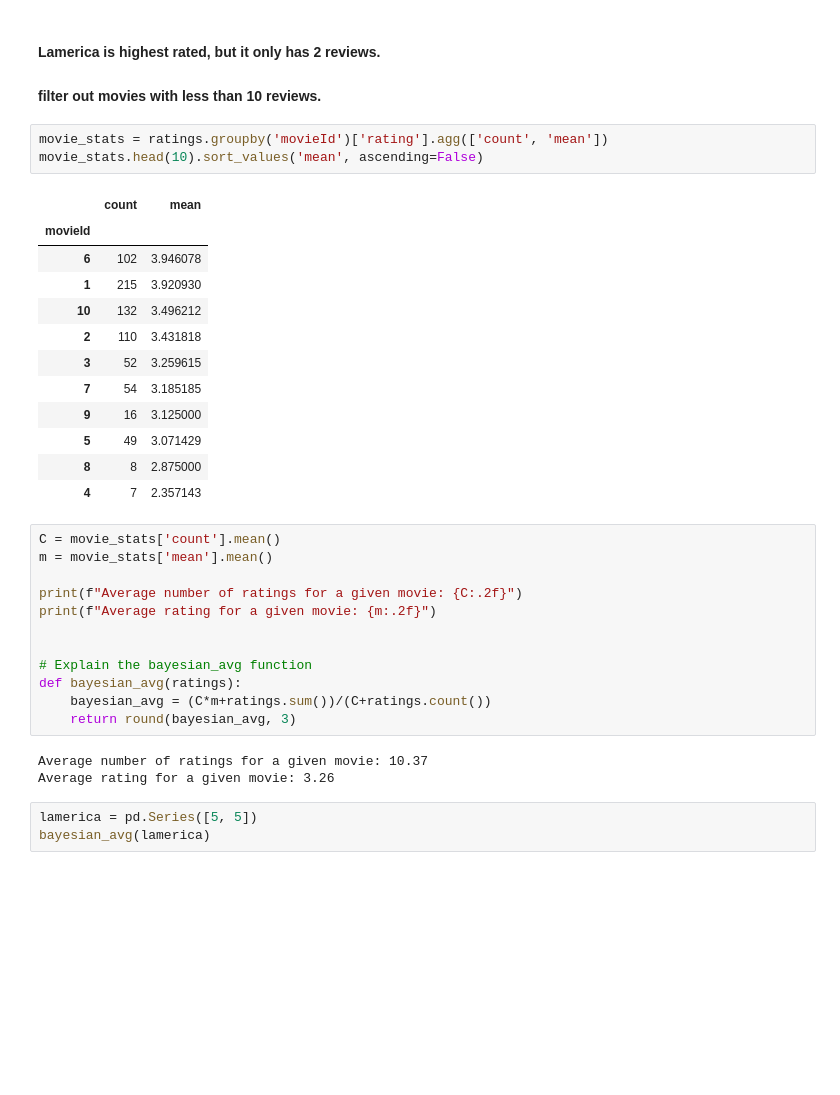
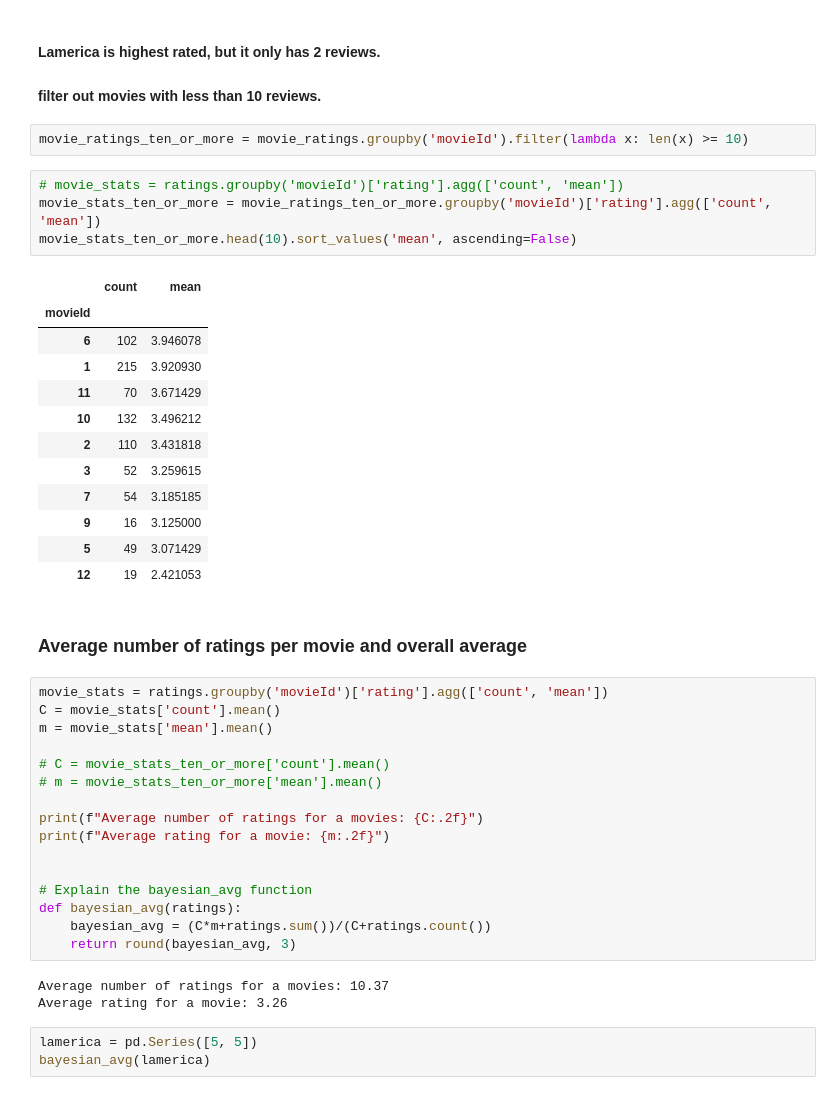
Before and after one commit to ckashby/movierecomm, a Jupyter notebook: grouplens.ipynb, the cells around one changed output. Drawn from its saved outputs; the diff is of its cells as text; blank space fills up the shorter version.

```diff
--- a/grouplens.ipynb
+++ b/grouplens.ipynb
@@ -114,28 +117,37 @@ ratings[ratings['movieId']==highest_rated]
 # %% [markdown]
 #### Lamerica is highest rated, but it only has 2 reviews.
 ####  filter out movies with less than 10 reviews.
+# %%
+movie_ratings_ten_or_more = movie_ratings.groupby('movieId').filter(lambda x: len(x) >= 10)
 # %%
-movie_stats = ratings.groupby('movieId')['rating'].agg(['count', 'mean'])
-movie_stats.head(10).sort_values('mean', ascending=False)
+# movie_stats = ratings.groupby('movieId')['rating'].agg(['count', 'mean'])
+movie_stats_ten_or_more = movie_ratings_ten_or_more.groupby('movieId')['rating'].agg(['count', 'mean'])
+movie_stats_ten_or_more.head(10).sort_values('mean', ascending=False)
 # %% [output]
 |  | count | mean |
 | movieId |  |  |
 | 6 | 102 | 3.946078 |
 | 1 | 215 | 3.920930 |
+| 11 | 70 | 3.671429 |
 | 10 | 132 | 3.496212 |
 | 2 | 110 | 3.431818 |
 | 3 | 52 | 3.259615 |
 | 7 | 54 | 3.185185 |
 | 9 | 16 | 3.125000 |
 | 5 | 49 | 3.071429 |
-| 8 | 8 | 2.875000 |
-| 4 | 7 | 2.357143 |
+| 12 | 19 | 2.421053 |
+# %% [markdown]
+### Average number of ratings per movie and overall average
 # %%
+movie_stats = ratings.groupby('movieId')['rating'].agg(['count', 'mean'])
 C = movie_stats['count'].mean()
 m = movie_stats['mean'].mean()
 
-print(f"Average number of ratings for a given movie: {C:.2f}")
-print(f"Average rating for a given movie: {m:.2f}")
+# C = movie_stats_ten_or_more['count'].mean()
+# m = movie_stats_ten_or_more['mean'].mean()
+
+print(f"Average number of ratings for a movies: {C:.2f}")
+print(f"Average rating for a movie: {m:.2f}")
 
 
 # Explain the bayesian_avg function
@@ -143,8 +155,8 @@ def bayesian_avg(ratings):
     bayesian_avg = (C*m+ratings.sum())/(C+ratings.count())
     return round(bayesian_avg, 3)
 # %% [output]
-Average number of ratings for a given movie: 10.37
-Average rating for a given movie: 3.26
+Average number of ratings for a movies: 10.37
+Average rating for a movie: 3.26
 # %%
 lamerica = pd.Series([5, 5])
 bayesian_avg(lamerica)
```
Also changed, not shown: parts of 5 cells of this notebook.
